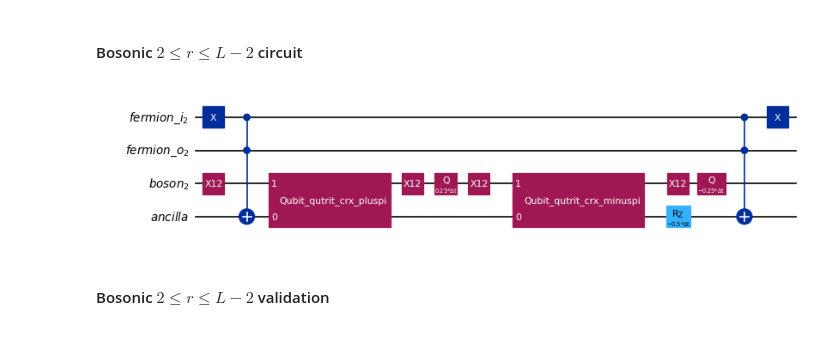
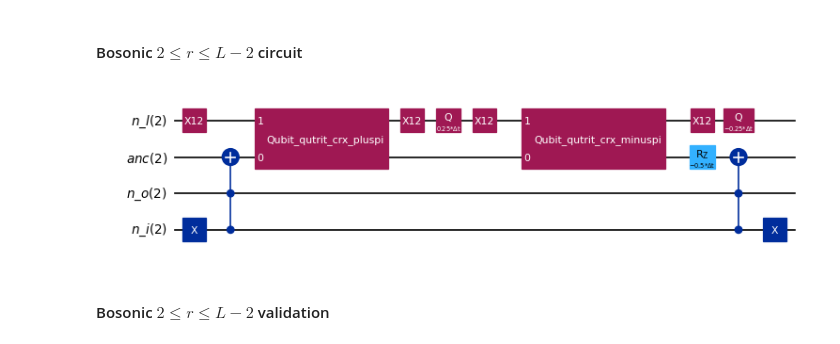
Before and after one commit to yiiyama/lsh-qudit, a Jupyter notebook: full_circuit.ipynb, the cells around one changed output. Saved outputs shown, nothing was run; the diff lists cells and outputs as text; code cells hidden in the pictures.

```diff
--- a/full_circuit.ipynb
+++ b/full_circuit.ipynb
@@ -146,7 +163,7 @@ $$
 # %% [markdown]
 #### Circuit
 # %%
-ele12_circuit = QuantumCircuit(fermion_i, fermion_o, boson, ancilla)
+ele12_circuit = QuantumCircuit(*qregs)
 # r=1: nl=0 or 1
 ele12_circuit.p(-0.75 * time_step, boson[1])
 # Bulk
@@ -246,31 +256,38 @@ True
 #### Bosonic $2 \leq r \leq L-2$ circuit
 # %%
 # 1/2 * n_l * n_o * (1 - n_i)
+#                l2
+#                a0
+# o0-i0-i1-o1-o2-i2-i3-o3
+#          l1          l3
 #  Bulk boson
 #   Strategy: CCX on an ancilla, then CQ*Rz from ancilla to qutrit. CQ can be implemented with
 #     CX02 - Q(φ/2) - CX02 - Q(-φ/2)
 #   and CX02 is
 #     X12 - CX01 - X12
-ele3_bulk_circuit = ele3_circuit.copy_empty_like()
+ele3_bulk_circuit = QuantumCircuit(*qregs)
 ele3_bulk_circuit.x(bulk_fermion_i)
-ele3_bulk_circuit.ccx(bulk_fermion_i, bulk_fermion_o, ancilla)
+ele3_bulk_circuit.ccx(bulk_fermion_o[::2], bulk_fermion_i[::2], ancilla[::2])
+if num_sites > 4:
+    ele3_bulk_circuit.ccx(bulk_fermion_i[1::2], bulk_fermion_o[1::2], ancilla[1::2])
 for qubit, anc in zip(bulk_boson, ancilla):
     ele3_bulk_circuit.append(X12Gate(), [qubit])
     ele3_bulk_circuit.append(QubitQutritCRxPlusPiGate(), [anc, qubit])
     ele3_bulk_circuit.append(X12Gate(), [qubit])
     ele3_bulk_circuit.append(QGate(0.25 * time_step), [qubit])
     ele3_bulk_circuit.append(X12Gate(), [qubit])
     ele3_bulk_circuit.append(QubitQutritCRxMinusPiGate(), [anc, qubit])
     ele3_bulk_circuit.append(X12Gate(), [qubit])
     ele3_bulk_circuit.append(QGate(-0.25 * time_step), [qubit])
     ele3_bulk_circuit.rz(-0.5 * time_step, anc)
-ele3_bulk_circuit.ccx(bulk_fermion_i, bulk_fermion_o, ancilla)
+ele3_bulk_circuit.ccx(bulk_fermion_o[::2], bulk_fermion_i[::2], ancilla[::2])
+if num_sites > 4:
+    ele3_bulk_circuit.ccx(bulk_fermion_i[1::2], bulk_fermion_o[1::2], ancilla[1::2])
 ele3_bulk_circuit.x(bulk_fermion_i)
-ele3_circuit.compose(ele3_bulk_circuit, inplace=True)
 
 remove_idle_wires(ele3_bulk_circuit).draw('mpl', scale=0.6)
 # %% [output]
-[figure, old version]
+[figure, new version]
 # %% [markdown]
 #### Bosonic $2 \leq r \leq L-2$ validation
 # %%
```
Also changed, not shown: parts of 62 cells of this notebook, 3 other files.
